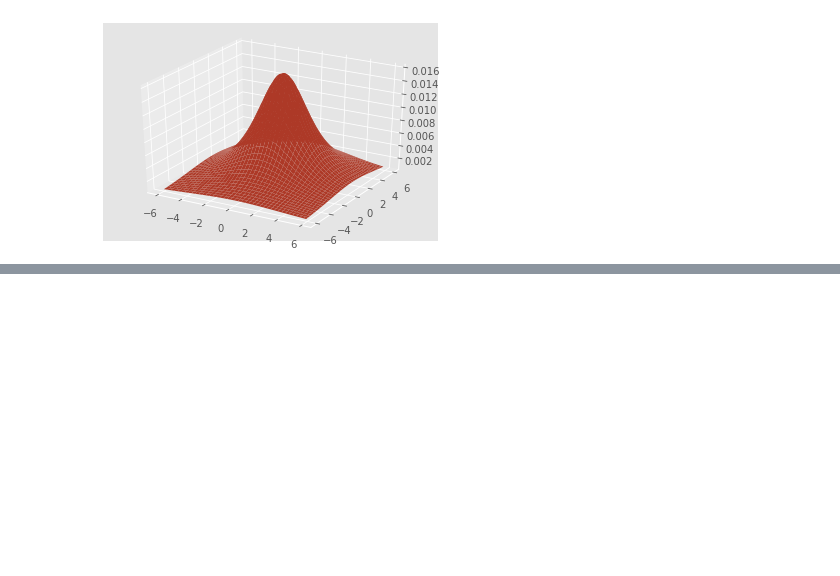
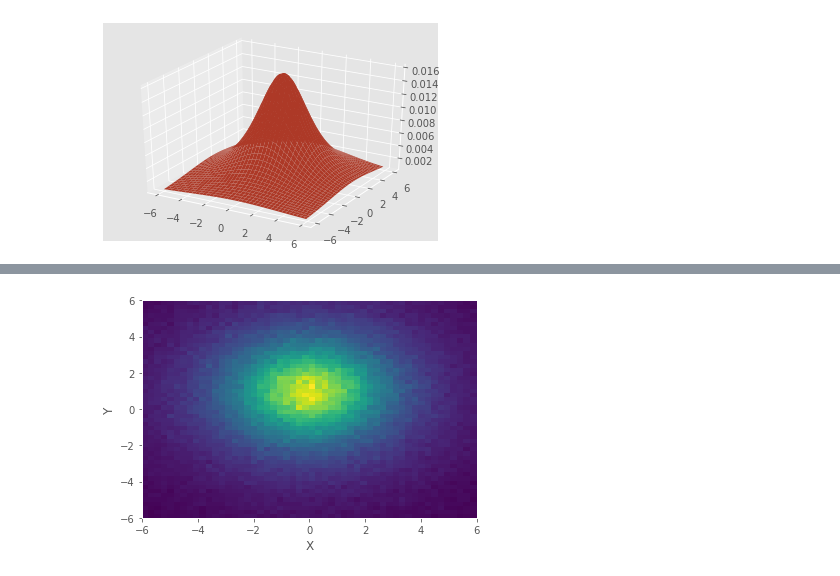
Before and after one commit to andrew-kulikov/matmod, a Jupyter notebook: src/lab2_continuous.ipynb, the cells around one changed output, grey strips where cells are left out. Drawn from its saved outputs; the diff is of its cells as text; code cells hidden in the pictures; blank space fills up the shorter version.

```diff
--- a/src/lab2_continuous.ipynb
+++ b/src/lab2_continuous.ipynb
@@ -132,0 +93,6 @@ plt.hist(disps, bins=40, density=True);
+# %%
+plt.ylabel('Y')
+plt.xlabel('X')
+plt.hist2d(x_p, y_p, bins=bins, range=ranges);
+# %% [output]
+[figure, added]
```
Also changed, not shown: parts of 40 cells of this notebook, 1 other file.
